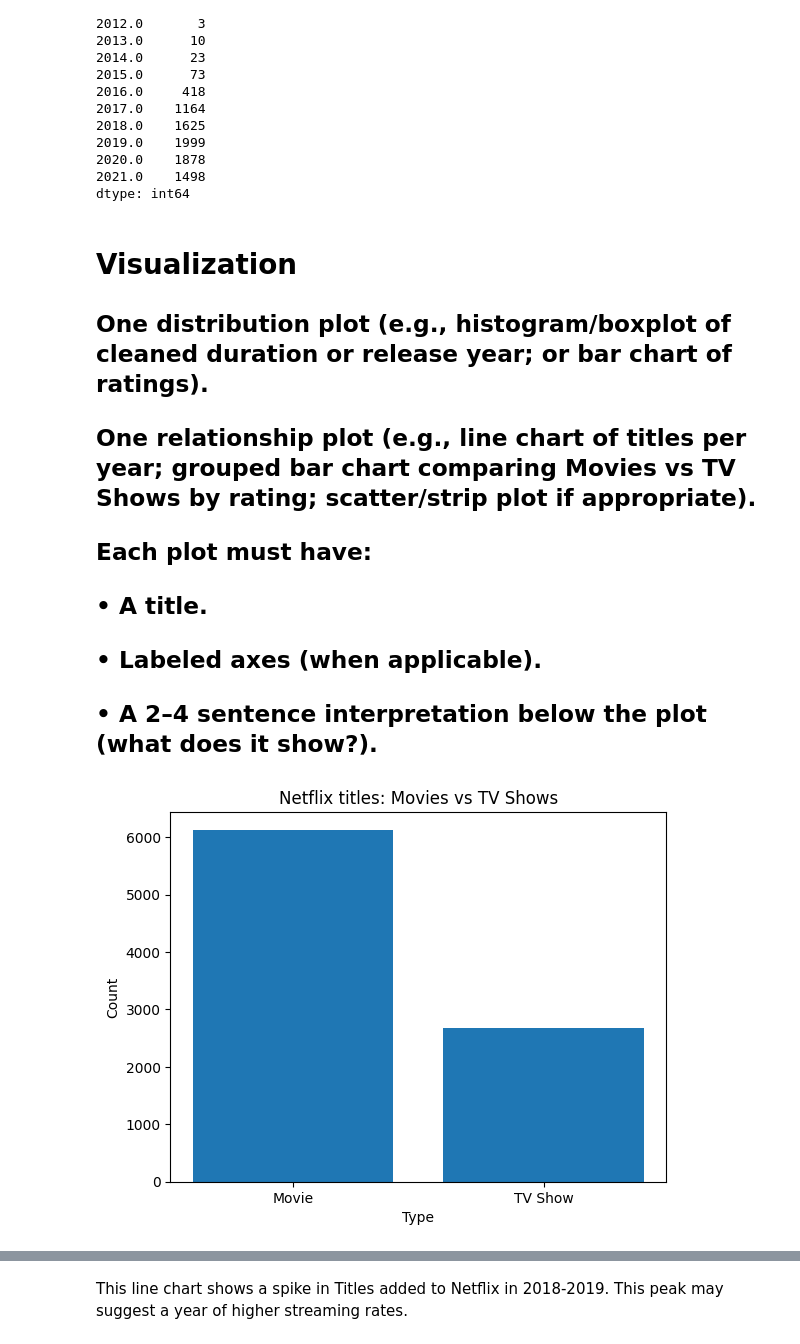
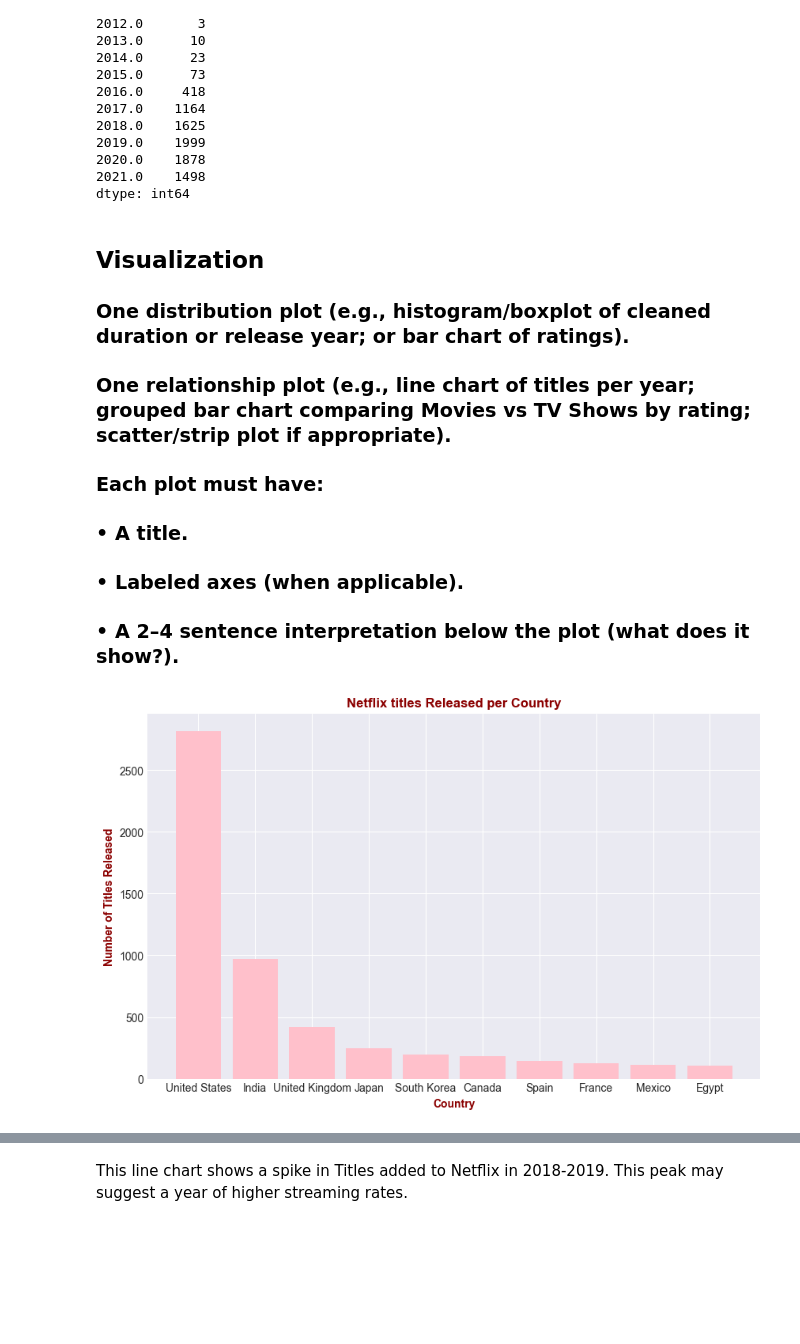
Before and after one commit to vampdevice/Assignment_01, a Jupyter notebook: notebooks/analysis.ipynb, the cells around one changed output, grey strips where cells are left out. Drawn from its saved outputs; the diff is of its cells as text; code cells hidden in the pictures; blank space fills up the shorter version.

Commit message:
Fixed visualizations and added new visualization

```diff
--- a/notebooks/analysis.ipynb
+++ b/notebooks/analysis.ipynb
@@ -7,5 +7,6 @@
 import numpy as np
 import pandas as pd
 import matplotlib.pyplot as plt
-from pathlib import Path
+
+plt.style.use('seaborn-v0_8-darkgrid')
 # %% [markdown]
@@ -43,7 +44,8 @@ df["date_added"] = pd.to_datetime(df["date_added"], errors="coerce")
 df["year_added"] = df["date_added"].dt.year
 # %%
 # count by function
-def count_by(column_name: str, drop: bool) -> None:
-    column_counts = df[column_name].value_counts()
+def count_by(column_name: str, drop: bool):
+    column_counts = df[column_name].value_counts(dropna=drop)
     print(column_counts)
+    return column_counts
 # %% [markdown]
@@ -60,7 +62,8 @@ TV Show    2676
 Name: count, dtype: int64
 # %%
 # Title count by country (Not including NaN)
-count_by("country", True)
+country_counts = count_by("country", True)
+country_counts.head()
 # %% [output]
 country
 United States                                    2818
@@ -103,19 +116,20 @@ dtype: int64
 # %% [markdown]
-# **Visualization**
-## One distribution plot (e.g., histogram/boxplot of cleaned duration or release year; or bar chart of ratings).
-## One relationship plot (e.g., line chart of titles per year; grouped bar chart comparing Movies vs TV Shows by rating; scatter/strip plot if appropriate).
-## Each plot must have:
-## • A title.
-## • Labeled axes (when applicable).
-## • A 2–4 sentence interpretation below the plot (what does it show?).
+## **Visualization**
+### One distribution plot (e.g., histogram/boxplot of cleaned duration or release year; or bar chart of ratings).
+### One relationship plot (e.g., line chart of titles per year; grouped bar chart comparing Movies vs TV Shows by rating; scatter/strip plot if appropriate).
+### Each plot must have:
+### • A title.
+### • Labeled axes (when applicable).
+### • A 2–4 sentence interpretation below the plot (what does it show?).
 # %%
-# Bar chart of titles per type
-plt.figure()
-plt.bar(type_counts.index.astype(str), type_counts.values)
-plt.xlabel("Type")
-plt.ylabel("Count")
-plt.title("Netflix titles: Movies vs TV Shows")
+# Bar chart of titles per country
+plt.figure(figsize=(10, 6))
+plt.bar(country_counts.head(10).index.astype(str), country_counts.head(10).values, color = 'pink')
+
+plt.xlabel("Country", fontweight='bold', color='darkred')
+plt.ylabel("Number of Titles Released", fontweight='bold', color='darkred')
+plt.title("Netflix titles Released per Country", fontweight='bold', color='darkred')
 plt.show()
 # %% [output]
-[figure, old version]
+[figure, new version]
 # %% [markdown]
```
Also changed, not shown: parts of 10 cells of this notebook.
